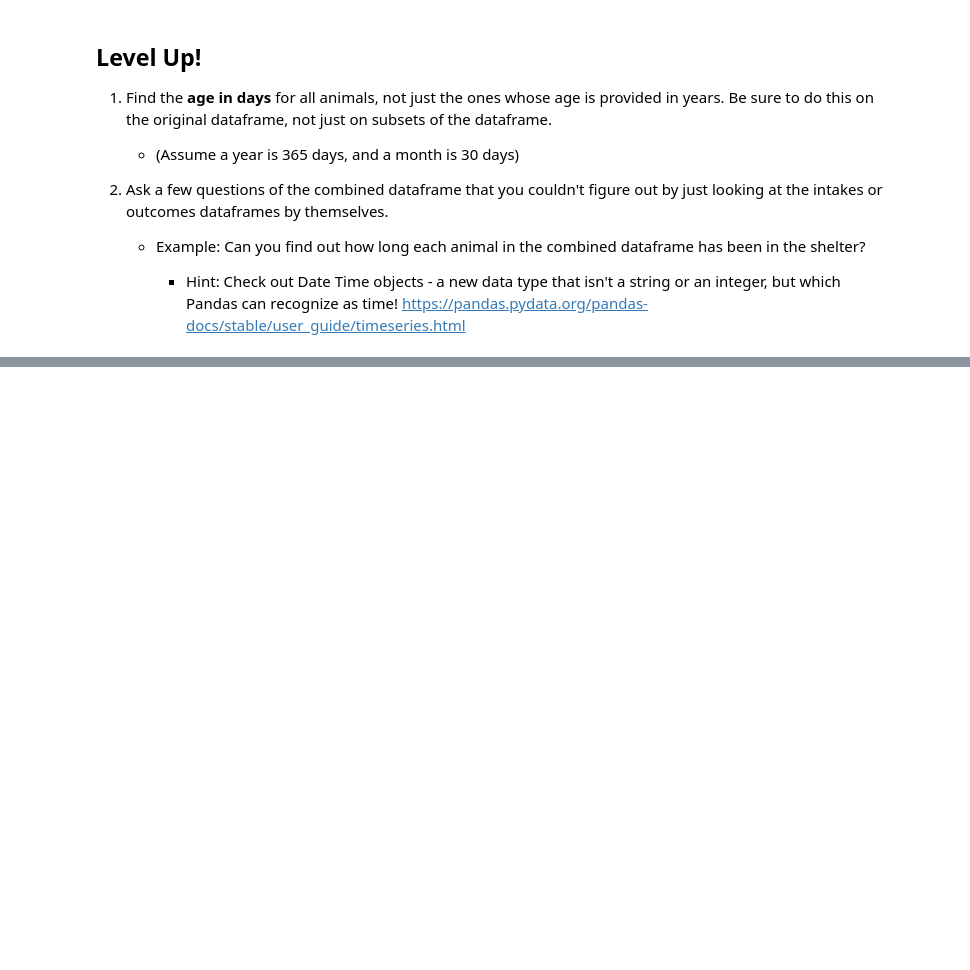
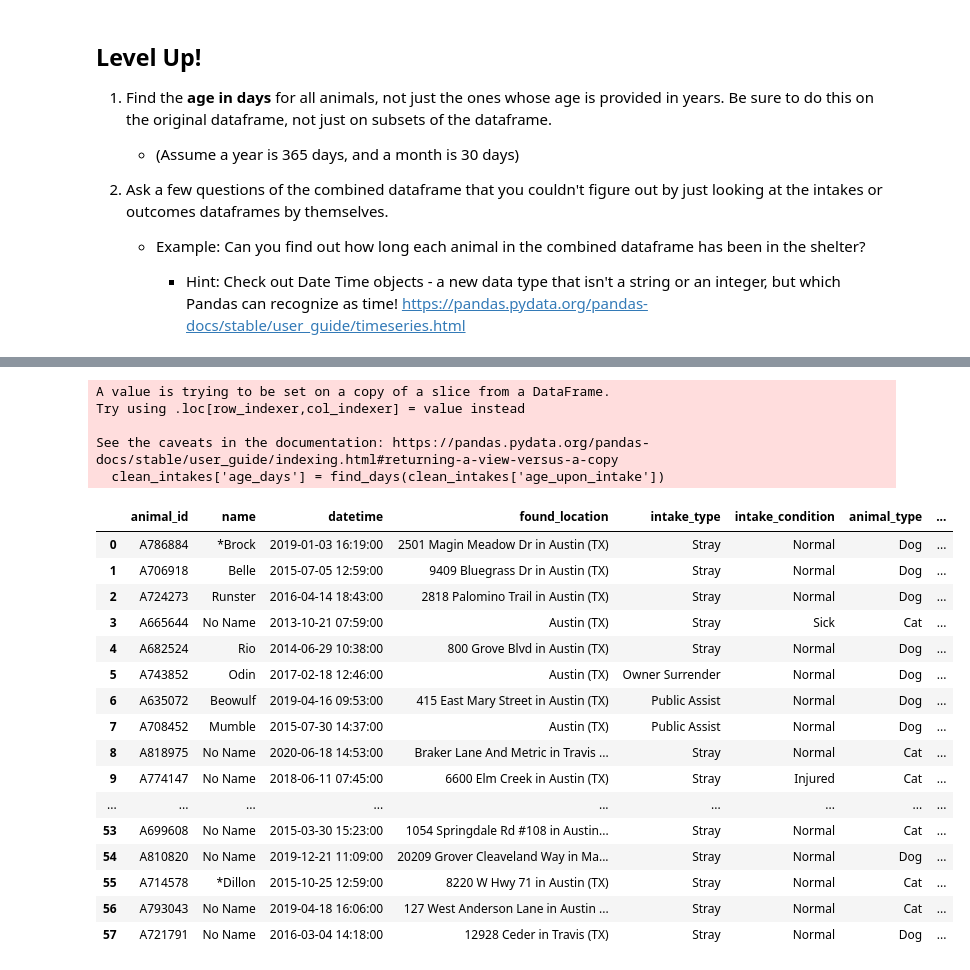
Before and after one commit to danielhlee4/Online-DS-PT-022221, a Jupyter notebook: Phase1/05-Pandas-Practice.ipynb, the cells around one changed output, grey strips where cells are left out. Drawn from its saved outputs; the diff is of its cells as text; code cells hidden in the pictures; blank space fills up the shorter version.

```diff
--- a/Phase1/05-Pandas-Practice.ipynb
+++ b/Phase1/05-Pandas-Practice.ipynb
@@ -254,6 +257,8 @@ Let's discuss this column - what does it mean that the mean and median are diffe
 -
 # %%
 # Code here to deal with those nonsense numbers
+nonsense_years = ['-3 years', '-2 years', '-1 years']
+intakes['age_upon_intake'] = intakes['age_upon_intake'].replace(nonsense_years, '0 years')
 # %%
 # Sanity check
 # %%
@@ -271,7 +276,7 @@ Let's go back to our full intakes dataframe
 # %%
 # Handle duplicates - only take the 1st intake for each animal
 # Save it as a new version, named clean_intakes
-clean_intakes = None
+clean_intakes = intakes.drop_duplicates(subset=['animal_id'], keep='last')
 # %% [markdown]
 ## Group By
 
@@ -335,0 +398,32 @@ Let's discuss - can anyone guess why I had us remove duplicates before this merg
+# %%
+def find_days(series):
+    return series.map(lambda x: int(x[0])*365 if ("year" in x.split(" ")[1])
+               else (int(x[0])*30 if ('month') in x.split(" ")[1]
+                    else x[0]))
+
+
+clean_intakes['age_days'] = find_days(clean_intakes['age_upon_intake'])
+clean_intakes.head(50)
+# %% [output]
+A value is trying to be set on a copy of a slice from a DataFrame.
+Try using .loc[row_indexer,col_indexer] = value instead
+
+See the caveats in the documentation: https://pandas.pydata.org/pandas-docs/stable/user_guide/indexing.html#returning-a-view-versus-a-copy
+  clean_intakes['age_days'] = find_days(clean_intakes['age_upon_intake'])
+|  | animal_id | name | datetime | found_location | intake_type | intake_condition | animal_type | ... |
+| 0 | A786884 | *Brock | 2019-01-03 16:19:00 | 2501 Magin Meadow Dr in Austin (TX) | Stray | Normal | Dog | ... |
+| 1 | A706918 | Belle | 2015-07-05 12:59:00 | 9409 Bluegrass Dr in Austin (TX) | Stray | Normal | Dog | ... |
+| 2 | A724273 | Runster | 2016-04-14 18:43:00 | 2818 Palomino Trail in Austin (TX) | Stray | Normal | Dog | ... |
+| 3 | A665644 | No Name | 2013-10-21 07:59:00 | Austin (TX) | Stray | Sick | Cat | ... |
+| 4 | A682524 | Rio | 2014-06-29 10:38:00 | 800 Grove Blvd in Austin (TX) | Stray | Normal | Dog | ... |
+| 5 | A743852 | Odin | 2017-02-18 12:46:00 | Austin (TX) | Owner Surrender | Normal | Dog | ... |
+| 6 | A635072 | Beowulf | 2019-04-16 09:53:00 | 415 East Mary Street in Austin (TX) | Public Assist | Normal | Dog | ... |
+| 7 | A708452 | Mumble | 2015-07-30 14:37:00 | Austin (TX) | Public Assist | Normal | Dog | ... |
+| 8 | A818975 | No Name | 2020-06-18 14:53:00 | Braker Lane And Metric in Travis ... | Stray | Normal | Cat | ... |
+| 9 | A774147 | No Name | 2018-06-11 07:45:00 | 6600 Elm Creek in Austin (TX) | Stray | Injured | Cat | ... |
+| ... | ... | ... | ... | ... | ... | ... | ... | ... |
+| 53 | A699608 | No Name | 2015-03-30 15:23:00 | 1054 Springdale Rd #108 in Austin... | Stray | Normal | Cat | ... |
+| 54 | A810820 | No Name | 2019-12-21 11:09:00 | 20209 Grover Cleaveland Way in Ma... | Stray | Normal | Dog | ... |
+| 55 | A714578 | *Dillon | 2015-10-25 12:59:00 | 8220 W Hwy 71 in Austin (TX) | Stray | Normal | Cat | ... |
+| 56 | A793043 | No Name | 2019-04-18 16:06:00 | 127 West Anderson Lane in Austin ... | Stray | Normal | Cat | ... |
+| 57 | A721791 | No Name | 2016-03-04 14:18:00 | 12928 Ceder in Travis (TX) | Stray | Normal | Dog | ... |
```
Also changed, not shown: parts of 15 cells of this notebook.
